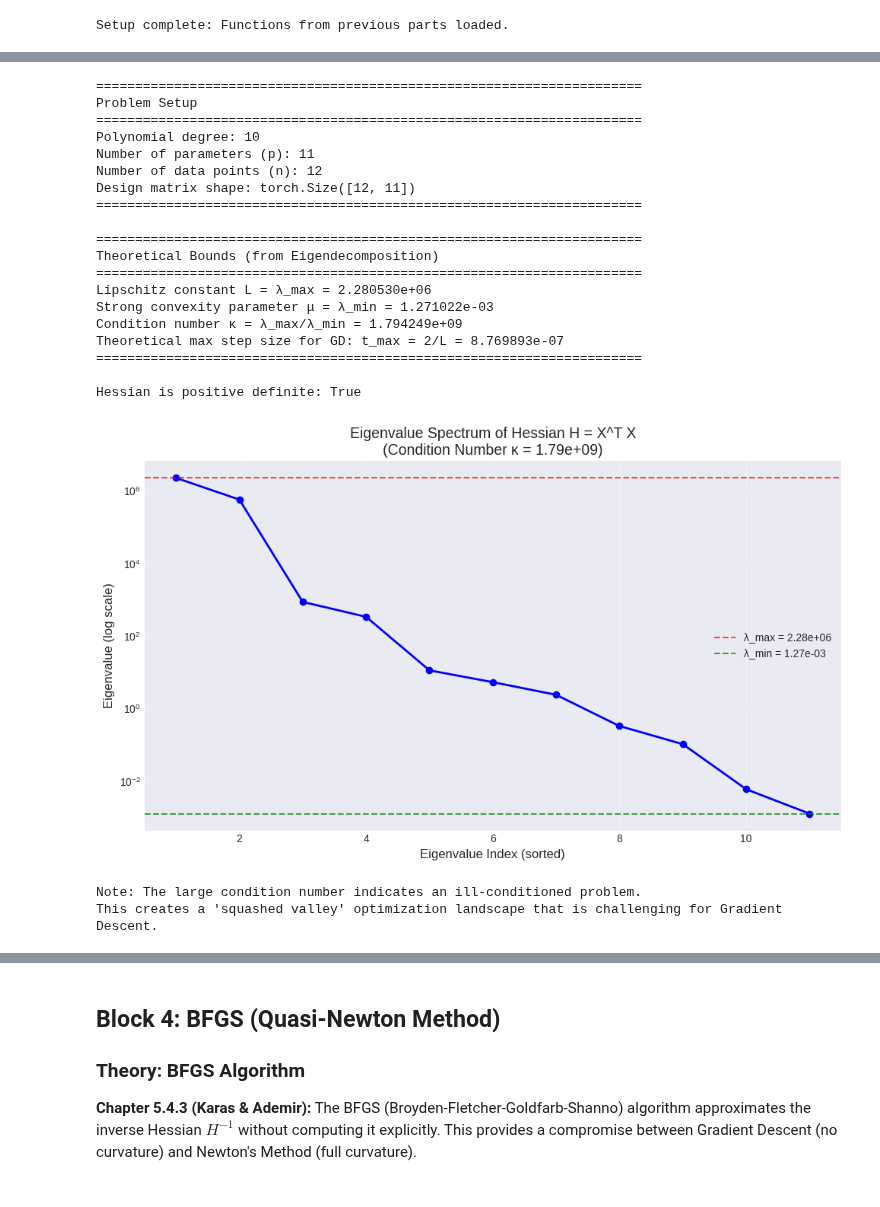
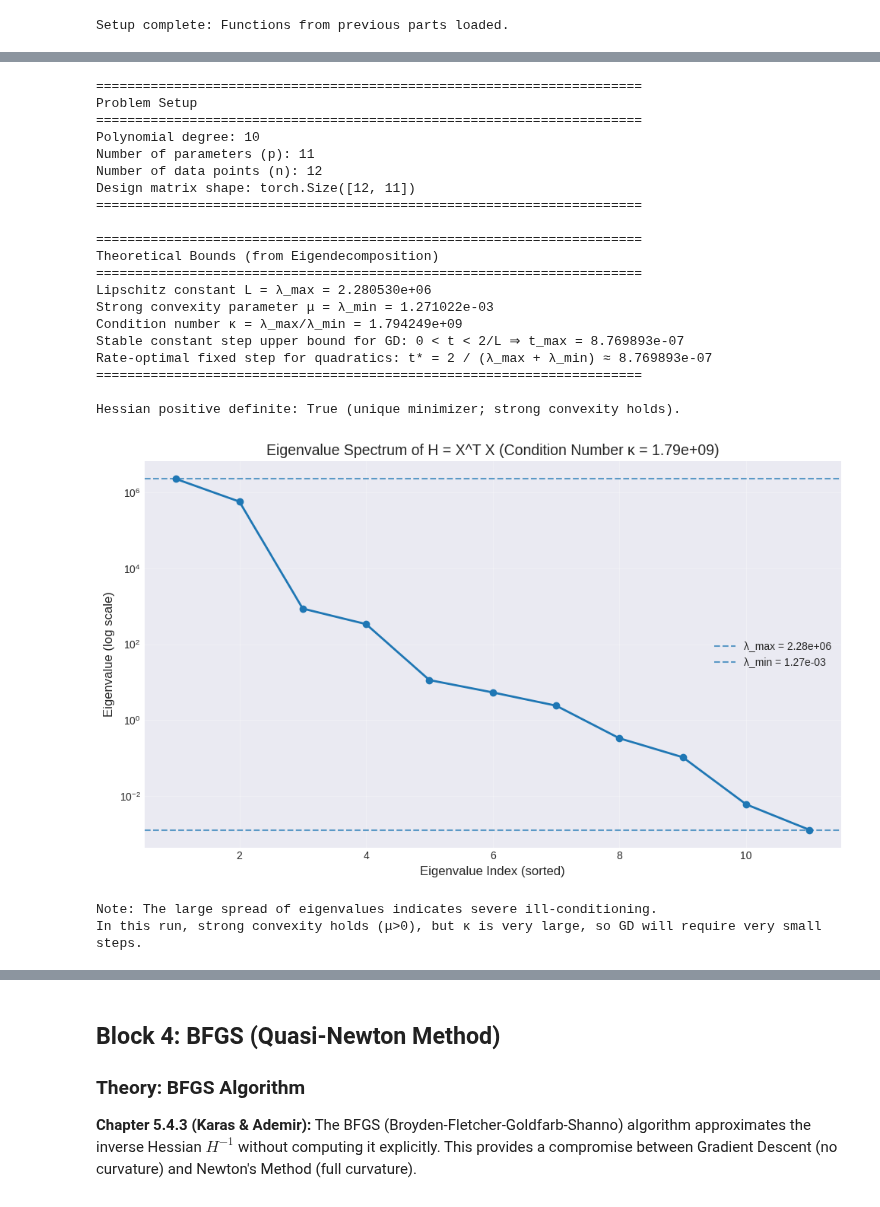
Before and after one commit to 3ff3x0r/PNL-2025, a Jupyter notebook: optimization_iterative_methods.ipynb, the cells around one changed output, grey strips where cells are left out. Cells and saved outputs as stored; diff of their text form; code cells hidden in the pictures.

```diff
--- a/optimization_iterative_methods.ipynb
+++ b/optimization_iterative_methods.ipynb
@@ -82,7 +80,7 @@ The **Lipschitz constant** $L = \lambda_{\max}(X^T X)$ bounds the maximum curvat
 # Block 1: Problem Setup & Theoretical Bounds
 
 # Generate synthetic data for ill-conditioned problem
-# Use degree 10 polynomial with 12 data points (overparameterized: p > n)
+# NOTE: This setup is a tall system (n > p), NOT overparameterized.
 degree = 10
 n_data_points = 12
 
@@ -100,7 +98,7 @@ epsilon = torch.normal(mean=0.0, std=sigma, size=(n_data_points, 1))
 y = y_true + epsilon
 
 # Construct Vandermonde matrix (ill-conditioned)
-X = construct_vandermonde_matrix(x, degree)
+X = construct_vandermonde_matrix(x, degree)  # shape (n, p) with p = degree + 1
 n, p = X.shape
 
 print("=" * 70)
@@ -134,7 +132,7 @@ def gradient(beta, X, y):
 # Compute Hessian: H = X^T X
 H = torch.einsum('ni,nj->ij', X, X)
 
-# Eigendecomposition of Hessian
+# Eigendecomposition of Hessian (symmetric PSD)
 eigenvalues, eigenvectors = torch.linalg.eigh(H)
 
 # Sort eigenvalues in descending order
@@ -144,61 +142,87 @@ eigenvectors = eigenvectors[:, idx]
 
 # Extract key quantities
 lambda_max = eigenvalues[0].item()  # Largest eigenvalue (Lipschitz constant L)
-lambda_min = eigenvalues[-1].item()  # Smallest eigenvalue (strong convexity parameter μ)
-L = lambda_max  # Lipschitz constant
-mu = lambda_min  # Strong convexity parameter
-kappa = lambda_max / lambda_min  # Condition number
-t_max = 2.0 / L  # Theoretical maximum step size for GD
+lambda_min = eigenvalues[-1].item()  # Smallest eigenvalue (strong convexity parameter μ, if > 0)
+L = lambda_max
+
+# Numerical tolerance for strong convexity (relative to scale)
+# This guards against tiny or negative (rounding) eigenvalues.
+tol = max(1e-12, 1e-12 * lambda_max)
+
+is_strongly_convex = (lambda_min > tol)
+mu = lambda_min if is_strongly_convex else 0.0
+
+# Condition number with guard for loss of strong convexity
+kappa = (lambda_max / lambda_min) if is_strongly_convex else float("inf")
+
+# Step-size bounds for GD on quadratics
+t_max = 2.0 / L
+t_star = 2.0 / (lambda_max + (lambda_min if is_strongly_convex else 0.0))
 
 print("\n" + "=" * 70)
 print("Theoretical Bounds (from Eigendecomposition)")
 print("=" * 70)
 print(f"Lipschitz constant L = λ_max = {L:.6e}")
-print(f"Strong convexity parameter μ = λ_min = {mu:.6e}")
-print(f"Condition number κ = λ_max/λ_min = {kappa:.6e}")
-print(f"Theoretical max step size for GD: t_max = 2/L = {t_max:.6e}")
+if is_strongly_convex:
+    print(f"Strong convexity parameter μ = λ_min = {mu:.6e}")
+    print(f"Condition number κ = λ_max/λ_min = {kappa:.6e}")
+else:
+    print("Strong convexity parameter μ ≈ 0 (numerically non-strongly convex).")
+    print("Condition number κ = ∞ (ill-posed numerically).")
+print(f"Stable constant step upper bound for GD: 0 < t < 2/L ⇒ t_max = {t_max:.6e}")
+print(f"Rate-optimal fixed step for quadratics: t* = 2 / (λ_max + λ_min) ≈ {t_star:.6e}")
 print("=" * 70)
 
-# Check if Hessian is positive definite
-is_positive_definite = torch.all(eigenvalues > 0)
-print(f"\nHessian is positive definite: {is_positive_definite.item()}")
+# Check definiteness
+if is_strongly_convex:
+    print("\nHessian positive definite: True (unique minimizer; strong convexity holds).")
+else:
+    print("\nHessian positive definite: False (only PSD; flat directions).")
 
 # Visualize eigenvalue spectrum
 plt.figure(figsize=(10, 6))
-plt.semilogy(range(1, len(eigenvalues) + 1), eigenvalues.numpy(), 'o-',
-             linewidth=2, markersize=6, color='blue')
+plt.semilogy(range(1, len(eigenvalues) + 1), eigenvalues.numpy(), 'o-', linewidth=2, markersize=6)
 plt.xlabel('Eigenvalue Index (sorted)', fontsize=12)
 plt.ylabel('Eigenvalue (log scale)', fontsize=12)
-plt.title(f'Eigenvalue Spectrum of Hessian H = X^T X\n(Condition Number κ = {kappa:.2e})', fontsize=14)
+if is_strongly_convex:
+    title_kappa = f'{kappa:.2e}'
+else:
+    title_kappa = '∞'
+plt.title(f'Eigenvalue Spectrum of H = X^T X (Condition Number κ = {title_kappa})', fontsize=14)
 plt.grid(True, alpha=0.3)
-plt.axhline(y=lambda_max, color='r', linestyle='--', alpha=0.7, label=f'λ_max = {L:.2e}')
-plt.axhline(y=lambda_min, color='g', linestyle='--', alpha=0.7, label=f'λ_min = {mu:.2e}')
+plt.axhline(y=lambda_max, linestyle='--', alpha=0.7, label=f'λ_max = {L:.2e}')
+if is_strongly_convex:
+    plt.axhline(y=lambda_min, linestyle='--', alpha=0.7, label=f'λ_min = {mu:.2e}')
 plt.legend(fontsize=10)
 plt.tight_layout()
 plt.show()
 
-print("\nNote: The large condition number indicates an ill-conditioned problem.")
-print("This creates a 'squashed valley' optimization landscape that is challenging for Gradient Descent.")
+print("\nNote: The large spread of eigenvalues indicates severe ill-conditioning.")
+if is_strongly_convex:
+    print("In this run, strong convexity holds (μ>0), but κ is very large, so GD will require very small steps.")
+else:
+    print("In this run, strong convexity fails numerically (μ≈0); κ is effectively infinite and theory assuming μ>0 does not apply.")
 # %% [output]
 ======================================================================
 Problem Setup
 ======================================================================
 Polynomial degree: 10
 Number of parameters (p): 11
 Number of data points (n): 12
 Design matrix shape: torch.Size([12, 11])
 ======================================================================
 
 ======================================================================
 Theoretical Bounds (from Eigendecomposition)
 ======================================================================
 Lipschitz constant L = λ_max = 2.280530e+06
 Strong convexity parameter μ = λ_min = 1.271022e-03
 Condition number κ = λ_max/λ_min = 1.794249e+09
-Theoretical max step size for GD: t_max = 2/L = 8.769893e-07
+Stable constant step upper bound for GD: 0 < t < 2/L ⇒ t_max = 8.769893e-07
+Rate-optimal fixed step for quadratics: t* = 2 / (λ_max + λ_min) ≈ 8.769893e-07
 ======================================================================
 
-Hessian is positive definite: True
+Hessian positive definite: True (unique minimizer; strong convexity holds).
-[figure, old version]
+[figure, new version]
-Note: The large condition number indicates an ill-conditioned problem.
-This creates a 'squashed valley' optimization landscape that is challenging for Gradient Descent.
+Note: The large spread of eigenvalues indicates severe ill-conditioning.
+In this run, strong convexity holds (μ>0), but κ is very large, so GD will require very small steps.
```
Also changed, not shown: parts of 6 cells of this notebook, 1 other file.
